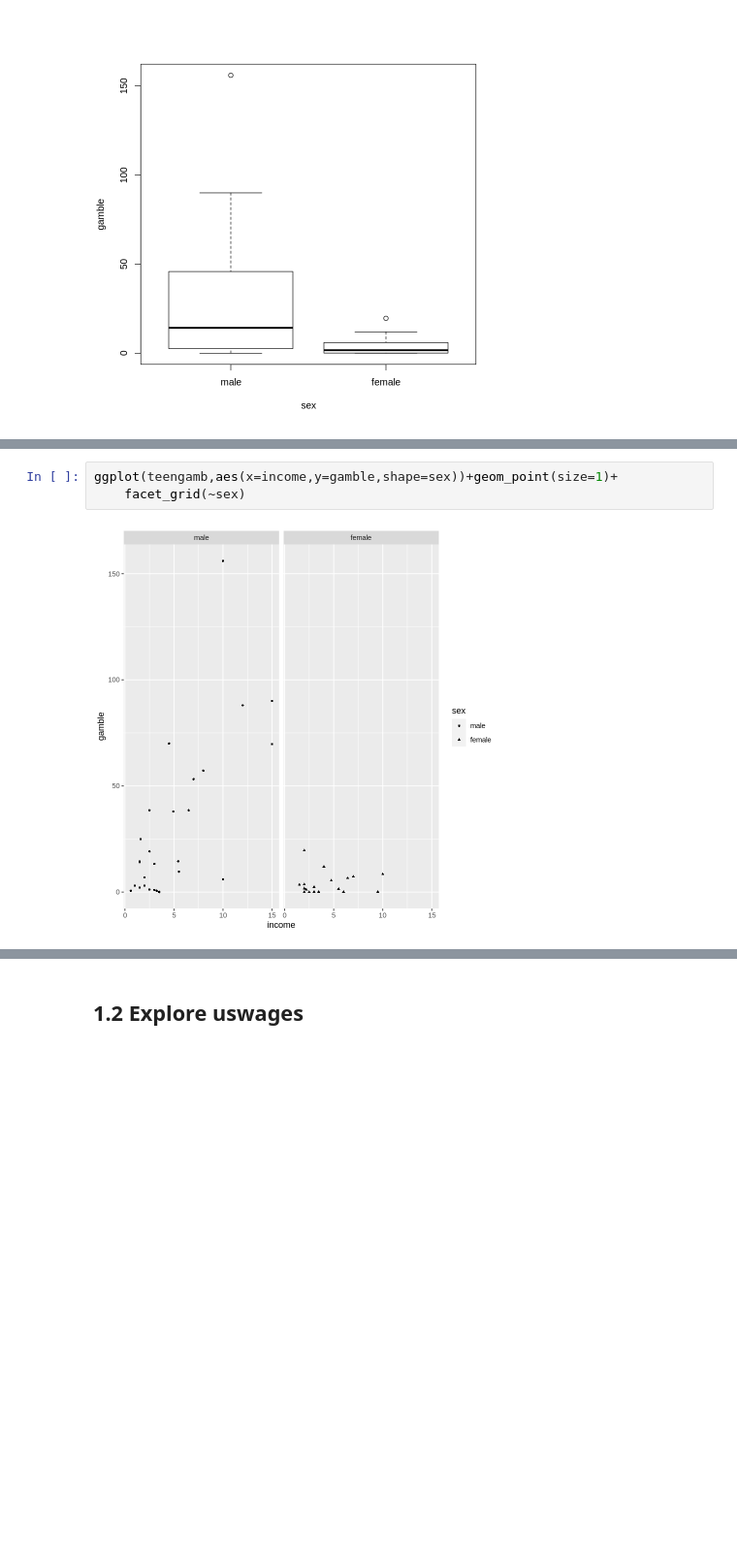
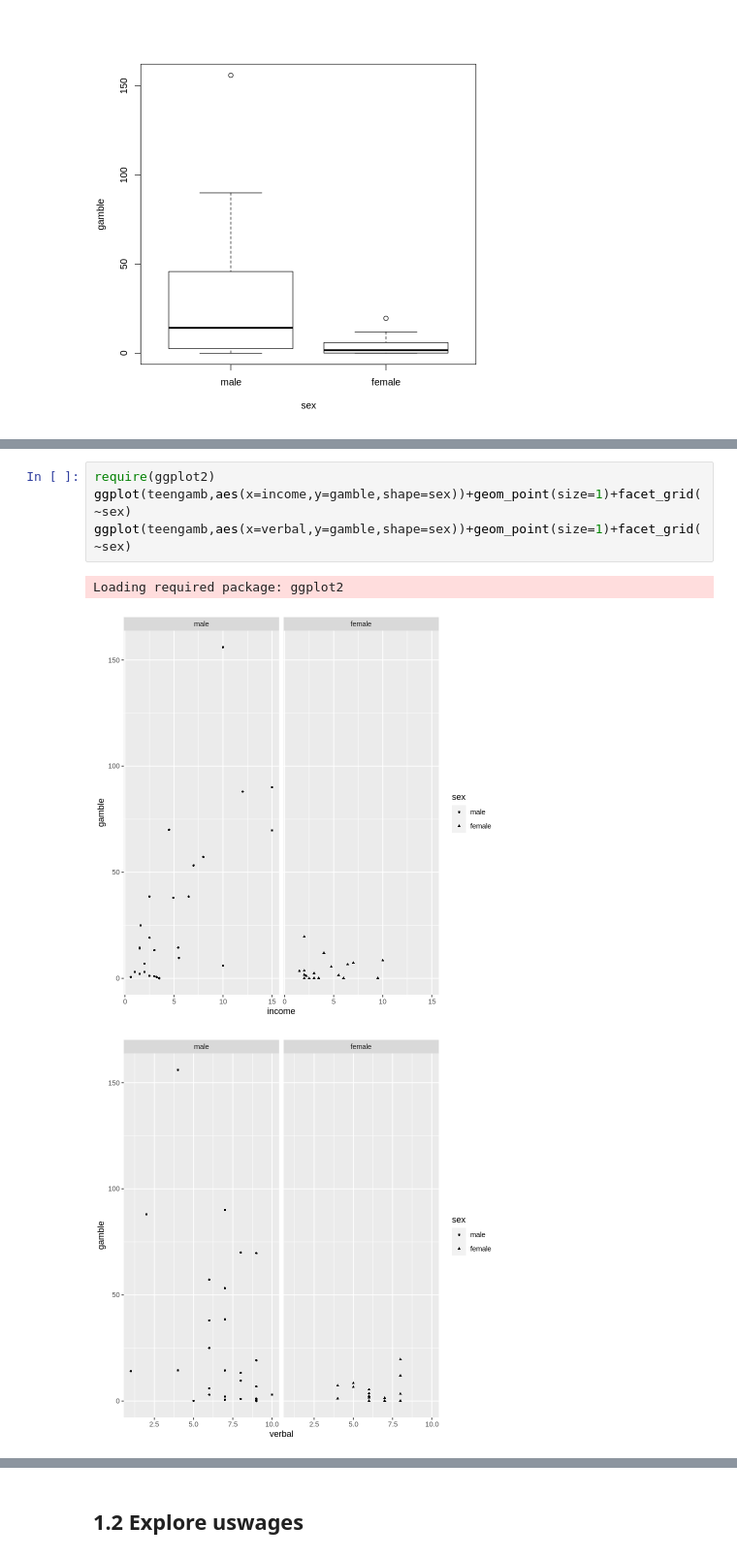
Before and after one commit to j-buss/Linear_Models_with_R, a Jupyter notebook: Chapter_01/Chapter_01_Exercises.ipynb, the cells around one changed output, grey strips where cells are left out. Shown at 97% size. Drawn from its saved outputs; the diff is of its cells as text; blank space fills up the shorter version.

```diff
--- a/Chapter_01/Chapter_01_Exercises.ipynb
+++ b/Chapter_01/Chapter_01_Exercises.ipynb
@@ -70,5 +62,8 @@ ggplot(teengamb, aes(x=income))+geom_density()
 # %%
-ggplot(teengamb,aes(x=income,y=gamble,shape=sex))+geom_point(size=1)+
-    facet_grid(~sex)
+require(ggplot2)
+ggplot(teengamb,aes(x=income,y=gamble,shape=sex))+geom_point(size=1)+facet_grid(~sex)
+ggplot(teengamb,aes(x=verbal,y=gamble,shape=sex))+geom_point(size=1)+facet_grid(~sex)
 # %% [output]
+Loading required package: ggplot2
 [figure]
+[figure, added]
```
Also changed, not shown: parts of 16 cells of this notebook.
